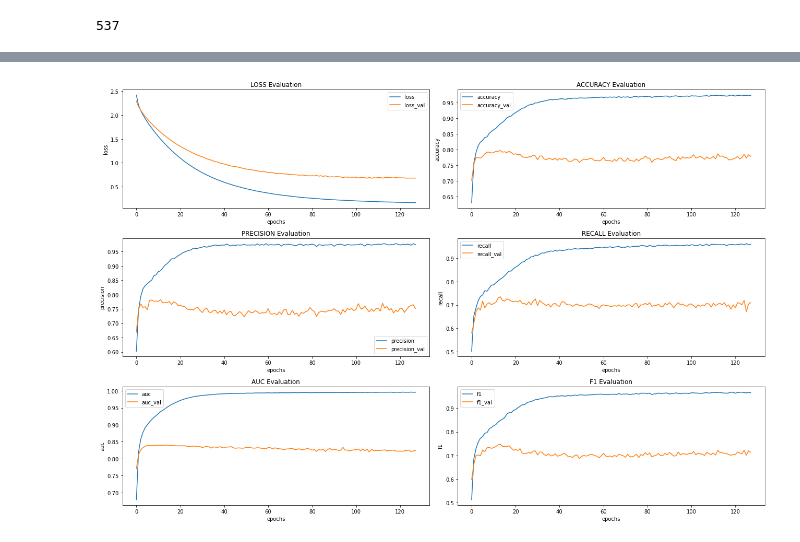
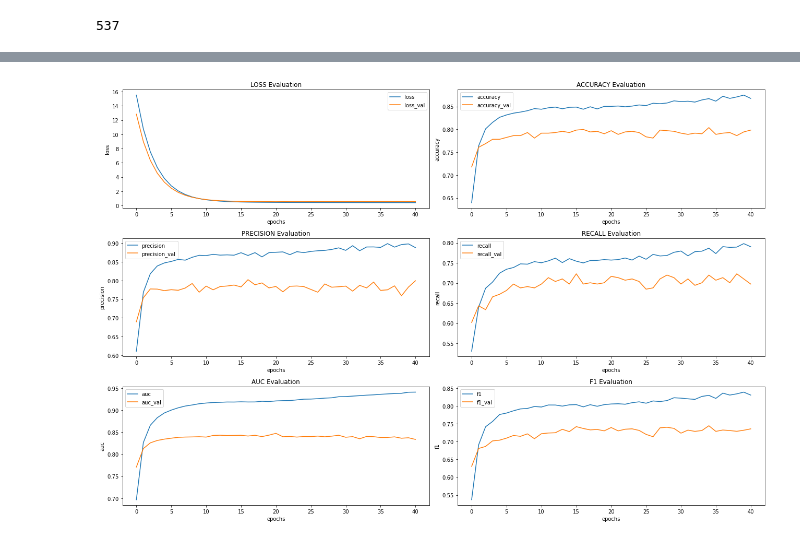
Before and after one commit to zshoorbajee/FlatironProject4, a Jupyter notebook: index.ipynb, the cells around one changed output, grey strips where cells are left out. Drawn from its saved outputs; the diff is of its cells as text; code cells hidden in the pictures.

```diff
--- a/index.ipynb
+++ b/index.ipynb
@@ -1447,5 +1468,7 @@ model_1.evaluate(X_val_combined_df_scaled, y_val)
 # %%
 # Tweak regularization
+
+set_seed(seed)
 
 model_2 = models.Sequential()
 
@@ -1453,37 +1476,37 @@ model_2.add(layer=layers.Dense(
     units=round(n_input/2),
     activation='relu',
     input_shape=(n_input,),
-    kernel_regularizer=regularizers.l2(0.005)
+    kernel_regularizer=regularizers.L2(0.05)
 ))
 
 model_2.add(layer=layers.Dense(
     units=1,
     activation='sigmoid',
 ))
 
 model_2.compile(
-    optimizer='SGD',
+    optimizer=SGD(),
     loss='binary_crossentropy',
     metrics=['accuracy', precision, recall, auc, f1]
 )
 
 early_stopping = [
     EarlyStopping(monitor='val_loss', patience=20)
     ]
 
 model_hist_2 = model_2.fit(
     np.array(X_train_combined_df_scaled),
     np.array(y_train),
-    epochs=400,
+    epochs=150,
     batch_size=32,
     validation_data=(X_val_combined_df_scaled, y_val),
     verbose=False,
     callbacks=early_stopping
 )
 
 plot_nn_curves(model_hist_2)
 # %% [output]
-[figure, old version]
+[figure, new version]
 # %%
 model_2.evaluate(X_val_combined_df_scaled, y_val)
 # %% [output]
```
Also changed, not shown: parts of 34 cells of this notebook.
